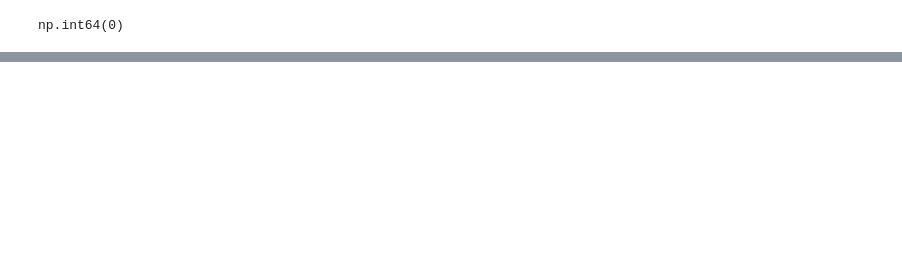
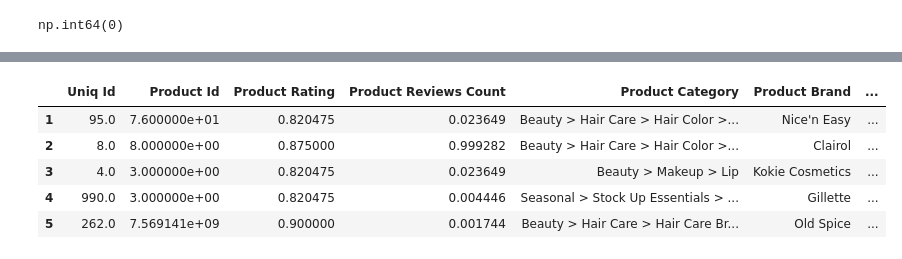
Before and after one commit to Nazihahaha/E-commerce-Product-Recommender, a Jupyter notebook: main.ipynb, the cells around one changed output, grey strips where cells are left out. Saved outputs shown, nothing was run; the diff lists cells and outputs as text; code cells hidden in the pictures; blank space fills up the shorter version.

```diff
--- a/main.ipynb
+++ b/main.ipynb
@@ -114,0 +148,12 @@ np.int64(0)
+# %%
+
+
+# Select numerical columns
+numeric_cols = ['Product Rating', 'Product Reviews Count']
+scaler = MinMaxScaler()
+
+# Fit and transform the data
+df[numeric_cols] = scaler.fit_transform(df[numeric_cols])
+
+# Verify the scaling
+print(df[numeric_cols].describe())
@@ -114,0 +170,9 @@ np.int64(0)
+# %%
+df.head(5)
+# %% [output]
+|  | Uniq Id | Product Id | Product Rating | Product Reviews Count | Product Category | Product Brand | ... |
+| 1 | 95.0 | 7.600000e+01 | 0.820475 | 0.023649 | Beauty > Hair Care > Hair Color >... | Nice'n Easy | ... |
+| 2 | 8.0 | 8.000000e+00 | 0.875000 | 0.999282 | Beauty > Hair Care > Hair Color >... | Clairol | ... |
+| 3 | 4.0 | 3.000000e+00 | 0.820475 | 0.023649 | Beauty > Makeup > Lip | Kokie Cosmetics | ... |
+| 4 | 990.0 | 3.000000e+00 | 0.820475 | 0.004446 | Seasonal > Stock Up Essentials > ... | Gillette | ... |
+| 5 | 262.0 | 7.569141e+09 | 0.900000 | 0.001744 | Beauty > Hair Care > Hair Care Br... | Old Spice | ... |
```
Also changed, not shown: parts of 5 cells of this notebook.
